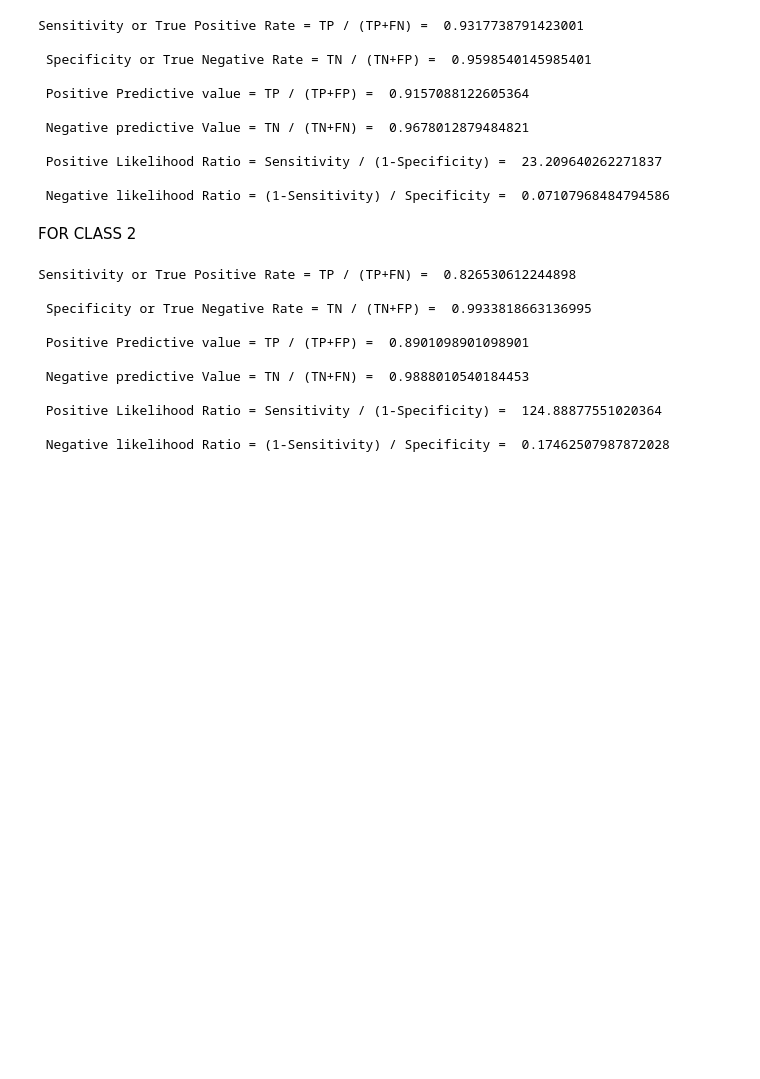
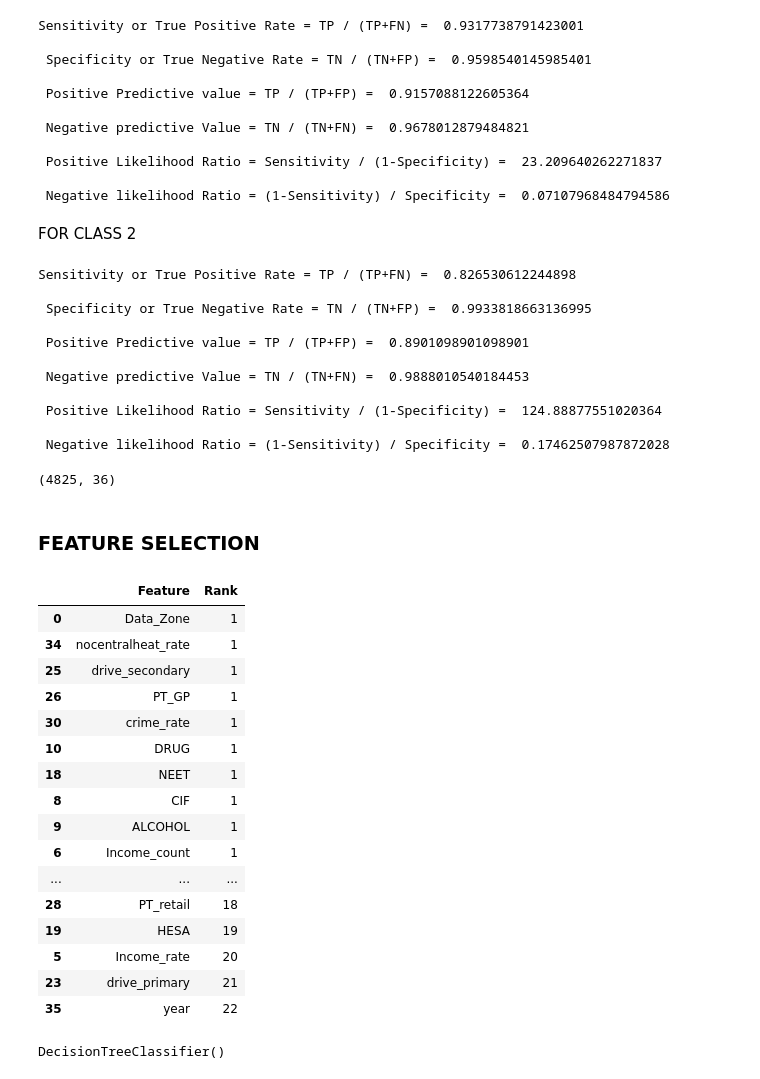
Before and after one commit to Akarshan-Jaiswal/Project_ALBA, a Jupyter notebook: notebooks/Decision_Tree_Jaga.ipynb, the cells around one changed output. Cells and saved outputs as stored; diff of their text form; code cells hidden in the pictures; blank space fills up the shorter version.

```diff
--- a/notebooks/Decision_Tree_Jaga.ipynb
+++ b/notebooks/Decision_Tree_Jaga.ipynb
@@ -211,6 +212,8 @@ for column in X_train.columns:
         X_train[column] = encoder.fit_transform(X_train[column])
     if X_test[column].dtype=='object':
         X_test[column] = encoder.fit_transform(X_test[column])
+    if X_validation[column].dtype == 'object':
+        X_validation[column] = encoder.fit_transform(X_validation[column])
 # %%
 model = DecisionTreeClassifier()
 model.fit(X_train, y_train)
@@ -334,3 +337,33 @@ Sensitivity or True Positive Rate = TP / (TP+FN) =  0.826530612244898
  Positive Likelihood Ratio = Sensitivity / (1-Specificity) =  124.88877551020364
 
  Negative likelihood Ratio = (1-Sensitivity) / Specificity =  0.17462507987872028
+# %%
+X_train.shape
+# %% [output]
+(4825, 36)
+# %% [markdown]
+### FEATURE SELECTION
+# %%
+estimator = DecisionTreeClassifier(random_state=42)
+selector = RFE(estimator, n_features_to_select=15, step=1)
+selector = selector.fit(X_train.fillna(0), y_train)
+features_rank = pd.DataFrame({'Feature':X_train.columns,'Rank':selector.ranking_})
+features_rank.sort_values(by='Rank')
+# %% [output]
+|  | Feature | Rank |
+| 0 | Data_Zone | 1 |
+| 34 | nocentralheat_rate | 1 |
+| 25 | drive_secondary | 1 |
+| 26 | PT_GP | 1 |
+| 30 | crime_rate | 1 |
+| 10 | DRUG | 1 |
+| 18 | NEET | 1 |
+| 8 | CIF | 1 |
+| 9 | ALCOHOL | 1 |
+| 6 | Income_count | 1 |
+| ... | ... | ... |
+| 28 | PT_retail | 18 |
+| 19 | HESA | 19 |
+| 5 | Income_rate | 20 |
+| 23 | drive_primary | 21 |
+| 35 | year | 22 |
@@ -336,0 +373,5 @@ Sensitivity or True Positive Rate = TP / (TP+FN) =  0.826530612244898
+# %%
+model = DecisionTreeClassifier()
+model.fit(X_train, y_train)
+# %% [output]
+DecisionTreeClassifier()
```
Also changed, not shown: parts of 9 cells of this notebook.
